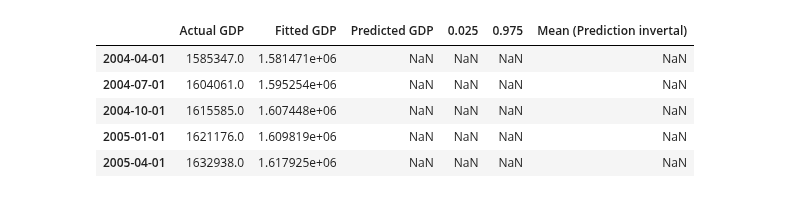
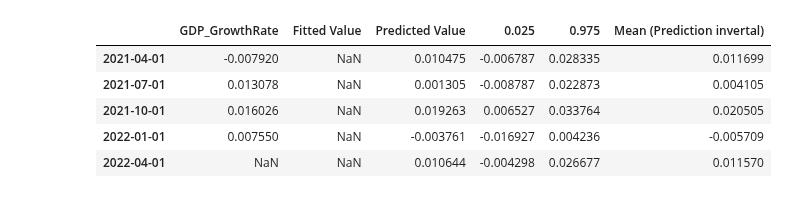
Before and after one commit to ubco-mds-2021-labs/capstone-project-googletrends_capstone, a Jupyter notebook: src/code/supporting_file_delete_later.ipynb, the cells around one changed output. Cells and saved outputs as stored; diff of their text form; code cells hidden in the pictures.

Commit message:
stored data of predictions and added dashboard plots file

```diff
--- a/src/code/supporting_file_delete_later.ipynb
+++ b/src/code/supporting_file_delete_later.ipynb
@@ -86,12 +5,12 @@ fig.show()
 # %%
-gdp_value_path = '../../data/storeddata/GDP_ValueResults.csv'
-gdp_value = pd.read_csv(gdp_value_path, index_col=0)
-gdp_value.index = pd.to_datetime(gdp_value.index)
-gdp_value.head()
+indicator_growth_path = '../../data/storeddata/GDP_GrowthRateResults.csv'
+indicator_growth = pd.read_csv(indicator_growth_path, index_col=0)
+indicator_growth.index = pd.to_datetime(indicator_growth.index)
+indicator_growth.tail()
 # %% [output]
-|  | Actual GDP | Fitted GDP | Predicted GDP | 0.025 | 0.975 | Mean (Prediction invertal) |
-| 2004-04-01 | 1585347.0 | 1.581471e+06 | NaN | NaN | NaN | NaN |
-| 2004-07-01 | 1604061.0 | 1.595254e+06 | NaN | NaN | NaN | NaN |
-| 2004-10-01 | 1615585.0 | 1.607448e+06 | NaN | NaN | NaN | NaN |
-| 2005-01-01 | 1621176.0 | 1.609819e+06 | NaN | NaN | NaN | NaN |
-| 2005-04-01 | 1632938.0 | 1.617925e+06 | NaN | NaN | NaN | NaN |
+|  | GDP_GrowthRate | Fitted Value | Predicted Value | 0.025 | 0.975 | Mean (Prediction invertal) |
+| 2021-04-01 | -0.007920 | NaN | 0.010475 | -0.006787 | 0.028335 | 0.011699 |
+| 2021-07-01 | 0.013078 | NaN | 0.001305 | -0.008787 | 0.022873 | 0.004105 |
+| 2021-10-01 | 0.016026 | NaN | 0.019263 | 0.006527 | 0.033764 | 0.020505 |
+| 2022-01-01 | 0.007550 | NaN | -0.003761 | -0.016927 | 0.004236 | -0.005709 |
+| 2022-04-01 | NaN | NaN | 0.010644 | -0.004298 | 0.026677 | 0.011570 |
```
Also changed, not shown: parts of 4 cells of this notebook, 10 other files.
